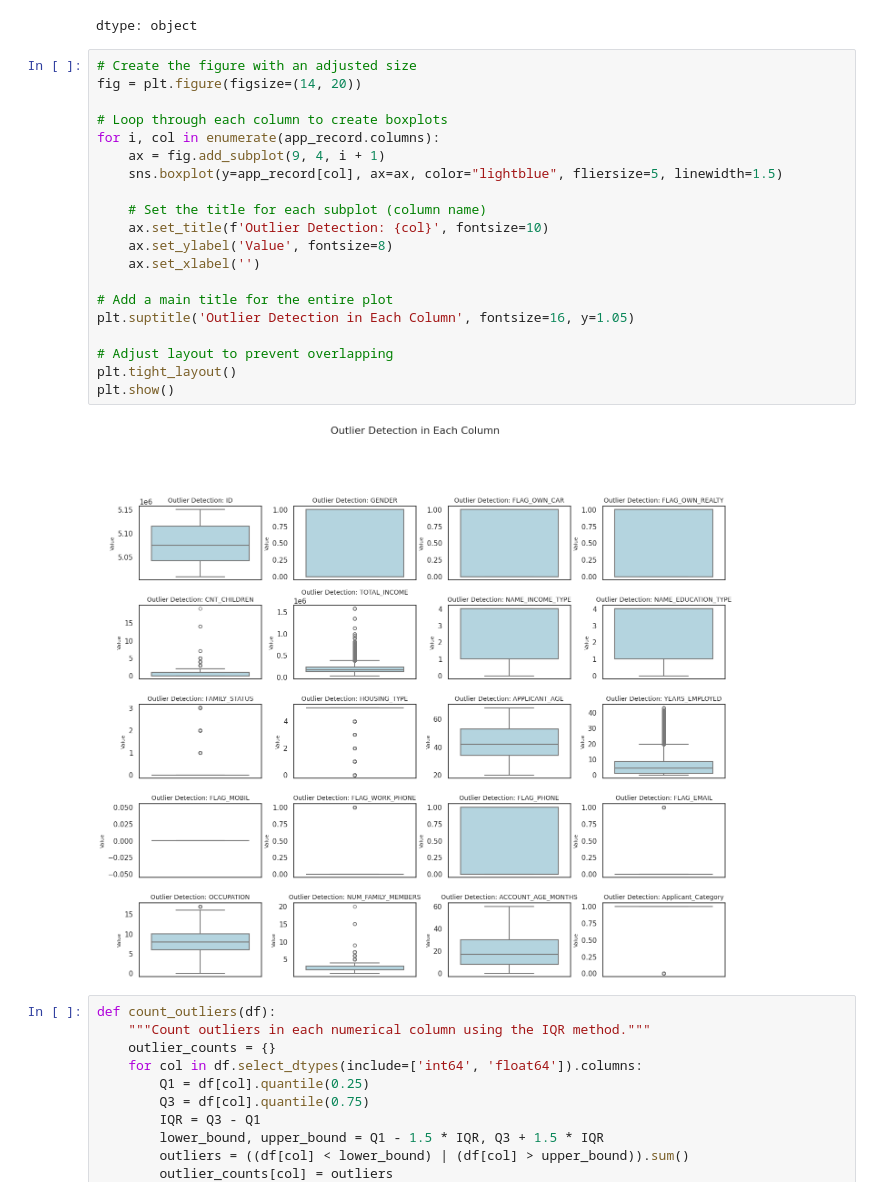
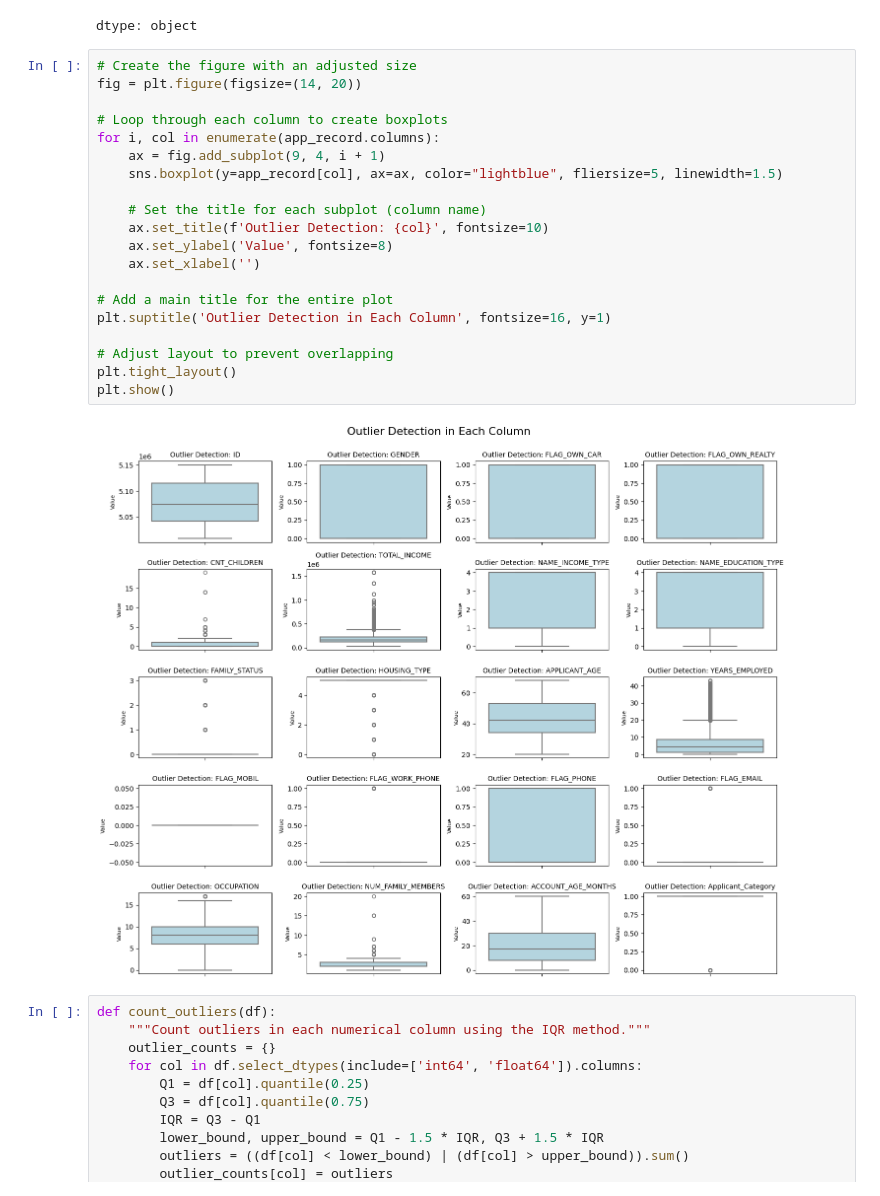
Before and after one commit to fazmila/Project, a Jupyter notebook: Project.ipynb, the cells around one changed output. Saved outputs shown, nothing was run; the diff lists cells and outputs as text.

```diff
--- a/Project.ipynb
+++ b/Project.ipynb
@@ -853,25 +813,25 @@ dtype: object
 # %%
 # Create the figure with an adjusted size
 fig = plt.figure(figsize=(14, 20))
 
 # Loop through each column to create boxplots
 for i, col in enumerate(app_record.columns):
     ax = fig.add_subplot(9, 4, i + 1)
     sns.boxplot(y=app_record[col], ax=ax, color="lightblue", fliersize=5, linewidth=1.5)
 
     # Set the title for each subplot (column name)
     ax.set_title(f'Outlier Detection: {col}', fontsize=10)
     ax.set_ylabel('Value', fontsize=8)
     ax.set_xlabel('')
 
 # Add a main title for the entire plot
-plt.suptitle('Outlier Detection in Each Column', fontsize=16, y=1.05)
+plt.suptitle('Outlier Detection in Each Column', fontsize=16, y=1)
 
 # Adjust layout to prevent overlapping
 plt.tight_layout()
 plt.show()
 # %% [output]
-[figure, old version]
+[figure, new version]
 # %%
 def count_outliers(df):
     """Count outliers in each numerical column using the IQR method."""
```
Also changed, not shown: parts of 29 cells of this notebook.
